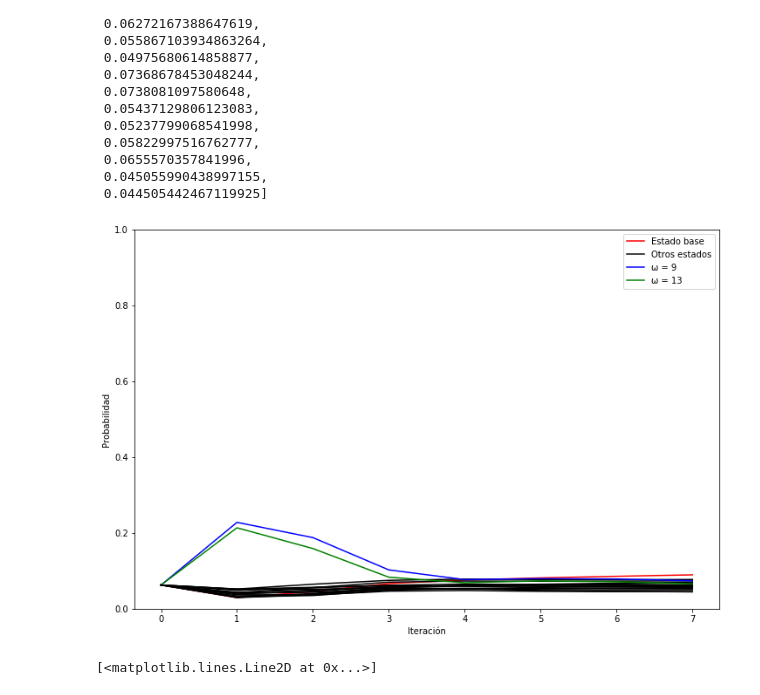
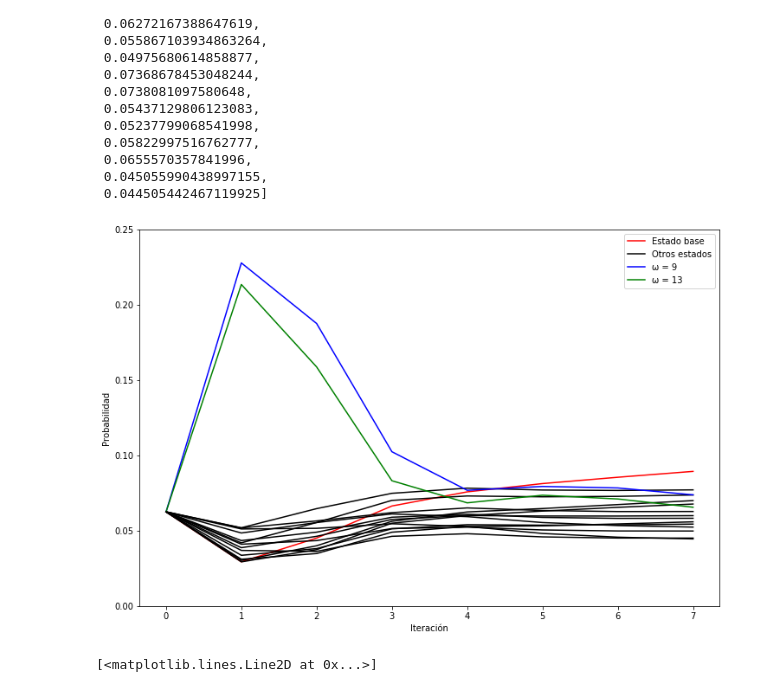
Before and after one commit to mcasanova1445/transmon-thesis, a Jupyter notebook: Grover/Results2-25/Untitled.ipynb, the cells around one changed output. Saved outputs shown, nothing was run; the diff lists cells and outputs as text; code cells hidden in the pictures.

```diff
--- a/Grover/Results2-25/Untitled.ipynb
+++ b/Grover/Results2-25/Untitled.ipynb
@@ -61,24 +61,24 @@ for i in range(2):
 # %%
 fig, axes = plt.subplots(1, 1, sharex=True, figsize=(12,8))
 
 for i in range(16):
     if i == 9:
         axes.plot(np.abs(a[i]), c='b', label='ω = 9')
     elif i == 13:
         axes.plot(np.abs(a[i]), c='g', label='ω = 13')
     elif i == 0:
         axes.plot(np.abs(a[i]), c='r', label='Estado base')
     elif i == 1:
         axes.plot(np.abs(a[i]), c='k', label='Otros estados')
     else:
         axes.plot(np.abs(a[i]), c='k')
 axes.set_xlabel('Iteración')
 axes.set_ylabel('Probabilidad')
-axes.set_ylim(0,1)
+axes.set_ylim(0,0.25)
 axes.legend()
 fig.savefig('../../img/grover2loss.eps', format='eps')
 # %% [output]
-[figure, old version]
+[figure, new version]
 # %%
 plt.plot(a[0])
 plt.plot(a[-1])
```
Also changed, not shown: 38 other files.
